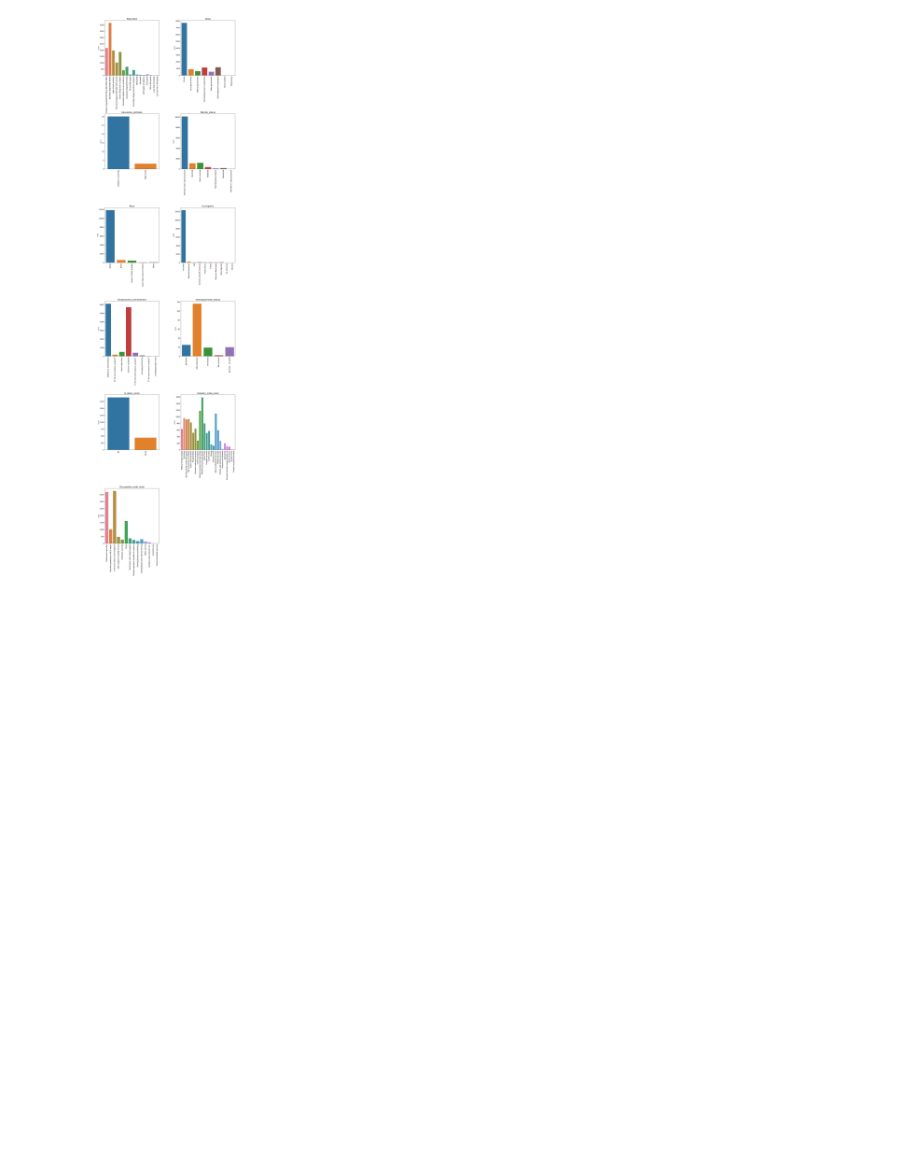
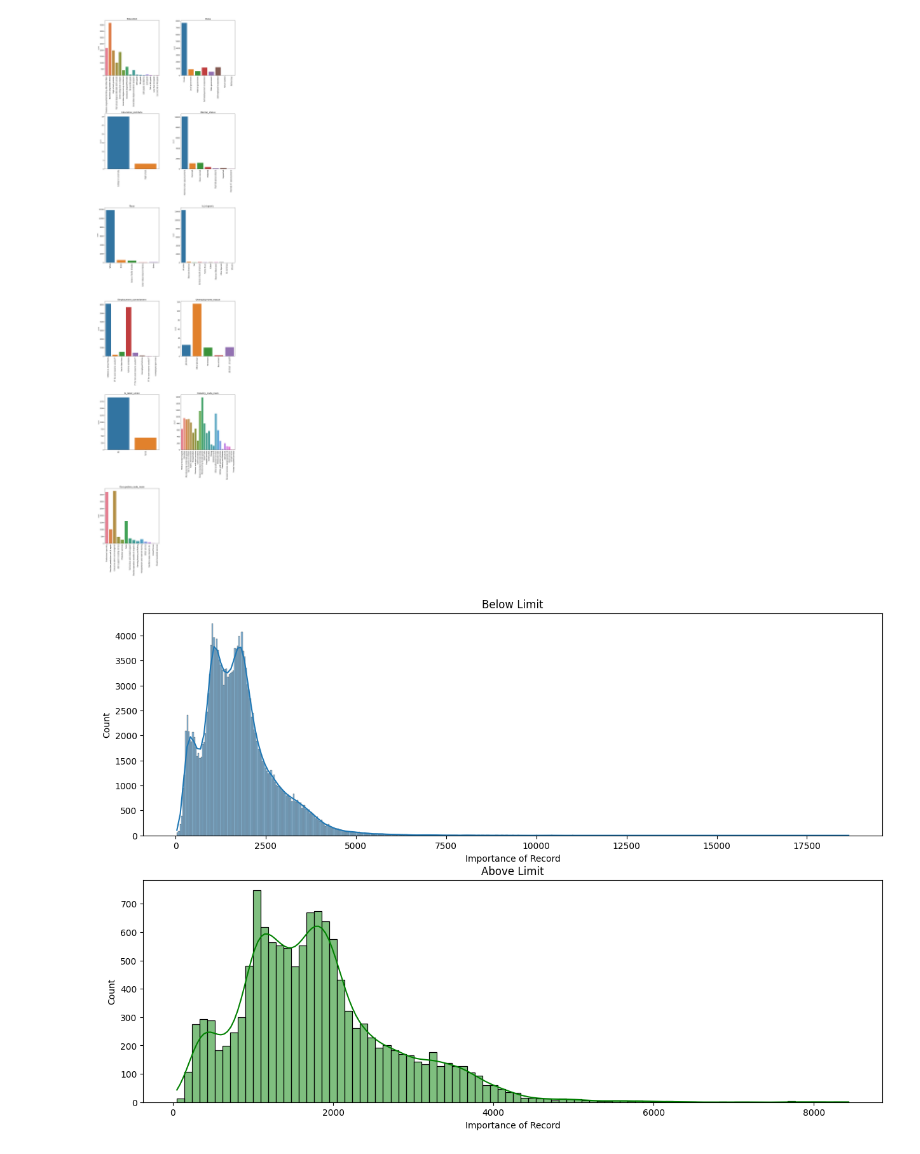
Before and after one commit to jatin-thakur-20/IIP-Project_2, a Jupyter notebook: iip_project_start.ipynb, the cells around one changed output. Cells and saved outputs as stored; diff of their text form; code cells hidden in the pictures; blank space fills up the shorter version.

```diff
--- a/iip_project_start.ipynb
+++ b/iip_project_start.ipynb
@@ -235,3 +225,20 @@ plt.subplots_adjust(left=0.1, right=1, bottom=0.1, top=0.9, wspace=0.4, hspace=0
 plt.show()
 # %% [output]
 [figure]
+# %%
+plt.figure(figsize=(15,10))
+#plt.title('Histograms for Importance of record(income-level-wise)')
+
+plt.subplot(2,1,1)
+sns.histplot(data=df[df['income_above_limit']!='Above limit'],x='importance_of_record',kde=True)
+plt.xlabel('Importance of Record')
+plt.title('Below Limit')
+
+plt.subplot(2,1,2)
+sns.histplot(data=df[df['income_above_limit']=='Above limit'],x='importance_of_record',kde=True,color='g')
+plt.xlabel('Importance of Record')
+plt.title('Above Limit')
+
+plt.show()
+# %% [output]
+[figure, added]
```
Also changed, not shown: parts of 53 cells of this notebook, 1 other file.
